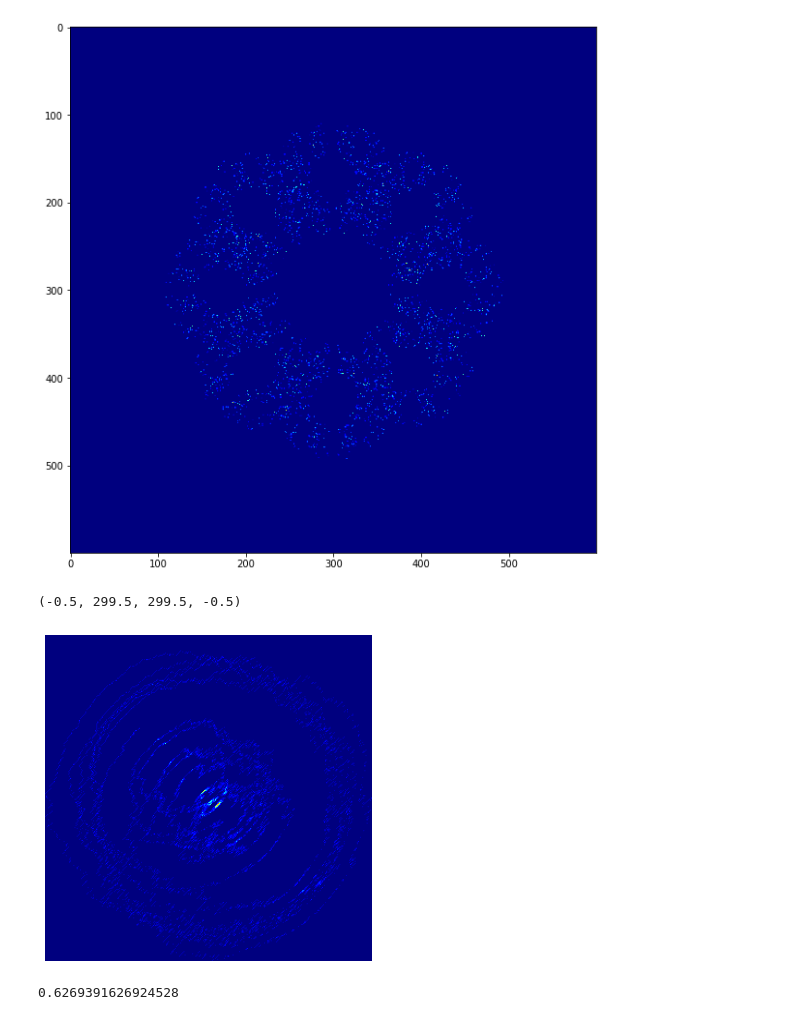
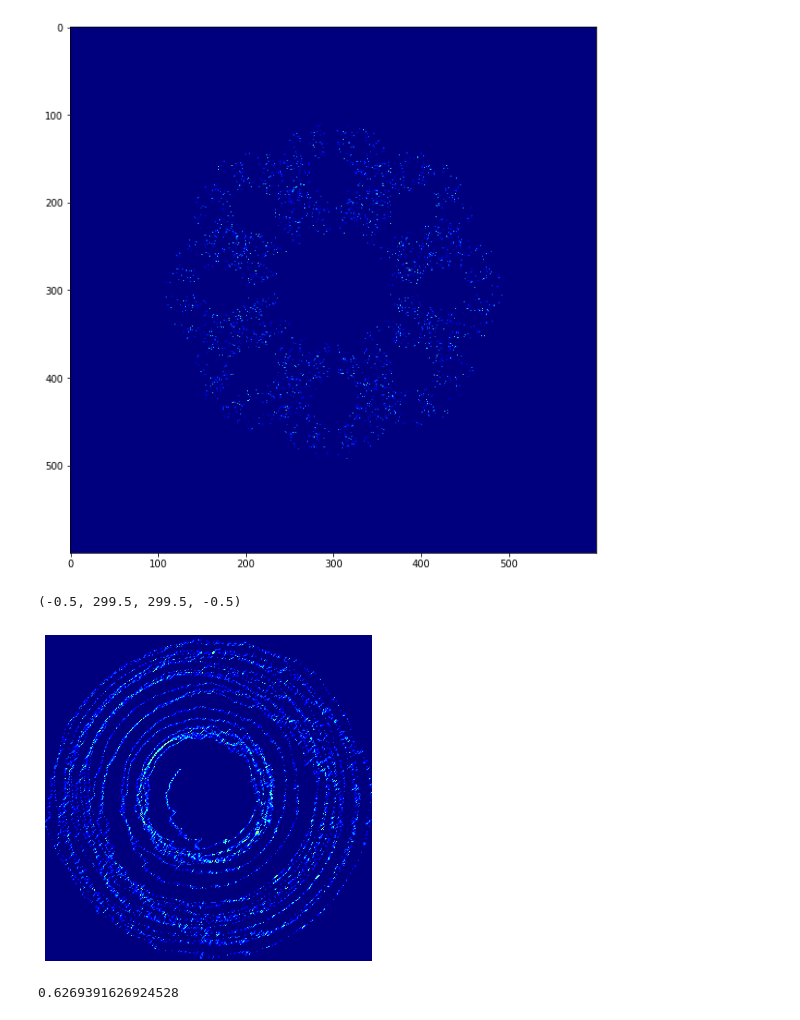
Before and after one commit to generic-github-user/fractals, a Jupyter notebook: fractals.ipynb, the cells around one changed output. Saved outputs shown, nothing was run; the diff lists cells and outputs as text; code cells hidden in the pictures.

```diff
--- a/fractals.ipynb
+++ b/fractals.ipynb
@@ -235,8 +235,8 @@ class IteratedFunction(Attractor):
         self.origin = Point([0, 0])
         self.f = [
 #             np.sin, np.cos
-            lambda x, y: x.rotate(self.origin, y),
-            lambda x, y: x.move([0.5, -0.5])
+            lambda x, y, z: x.rotate(z, y),
+            lambda x, y, z: x.move([0.5, -0.5])
         ]
 
     def generate(self, x=100):
@@ -249,35 +249,38 @@ class IteratedFunction(Attractor):
 #             p = p * self.a + (i / 10000)
 #             p = abs(p) ** 0.3
 #             p = random.choice(self.f)(p + (i * 0.001)) * 10
 #             p = np.sin(self.points[-1] + np.product(self.points[-1])) * 100
             p = Point(p[:2])
 #             c = np.random.uniform()
 #             c = np.prod(p.pos) * 1
 #             c = i / x * 5
             c = np.sin(i) + 1
-            p = random.choice(self.f)(p, c)
+            q = random.choice(self.f)
+#             for j in range(5):
+#                 p = q(p, c+np.random.uniform(), Point(np.random.uniform(-50, 50, [2])))
+            p = q(p, c+np.random.uniform(), self.origin)
             p = p.pos
 
             self.points.append(p)
         return self
 
     def render(self, r=100):
         canvas = np.zeros([r, r])
         points_array = np.array(self.points)
         points_array = np.interp(points_array, [points_array.min(), points_array.max()], [0, r])
         points_array = points_array.astype(int).clip(0, r-1)
         for i, p in enumerate(points_array):
             canvas[tuple(p[:2].round())] += 0.01
         return np.flip(canvas.T)
     render.info = 'Convert the computed points to a displayable image'
 
 f = IteratedFunction(a=0.01).generate(10000)
 plt.figure(figsize=(6, 6))
 plt.imshow(f.render(300), cmap='jet')
 plt.axis('off')
 # %% [output]
 (-0.5, 299.5, 299.5, -0.5)
-[figure, old version]
+[figure, new version]
 # %%
 np.random.uniform()
 # %% [output]
```
Also changed, not shown: parts of 1 cell of this notebook.
